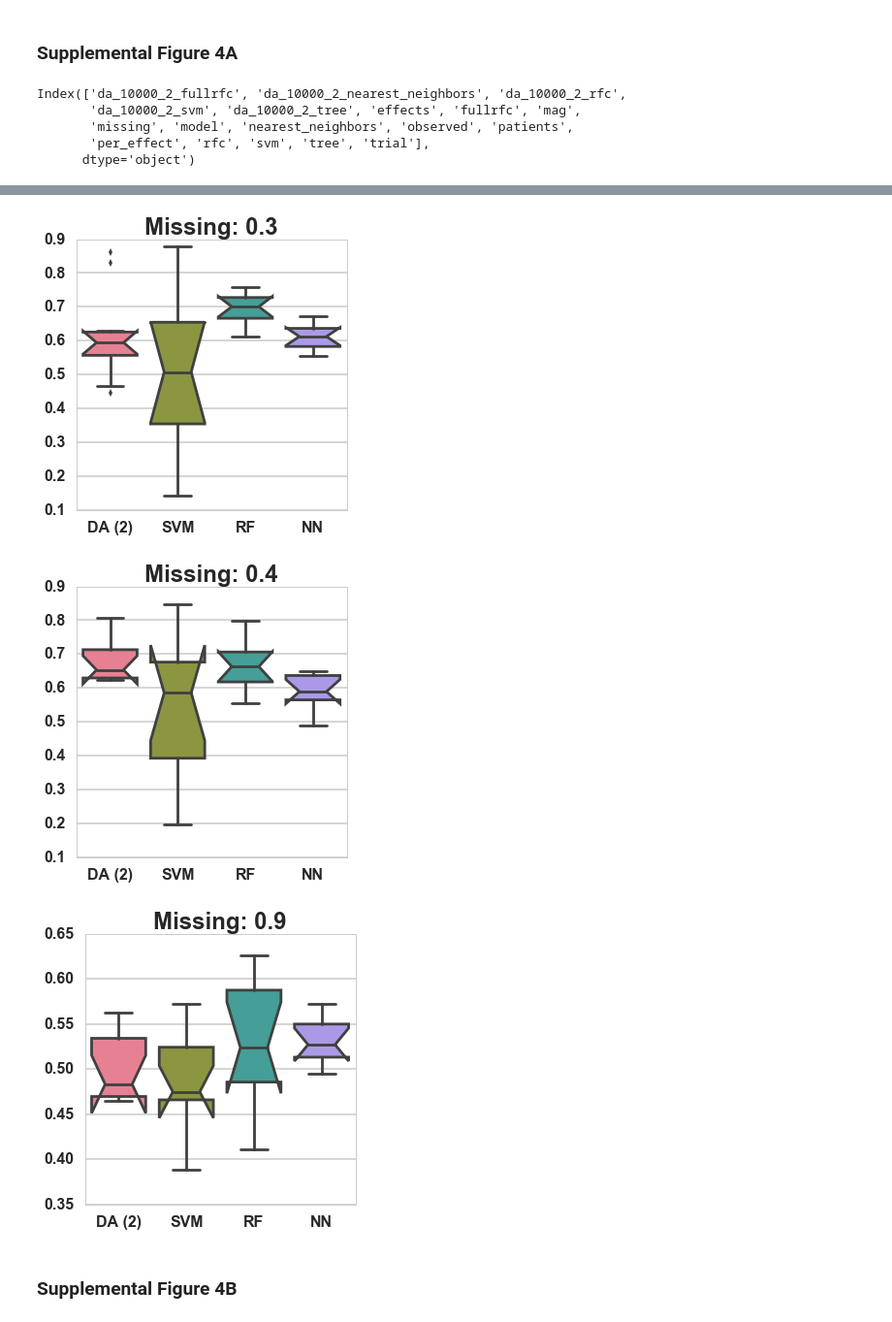
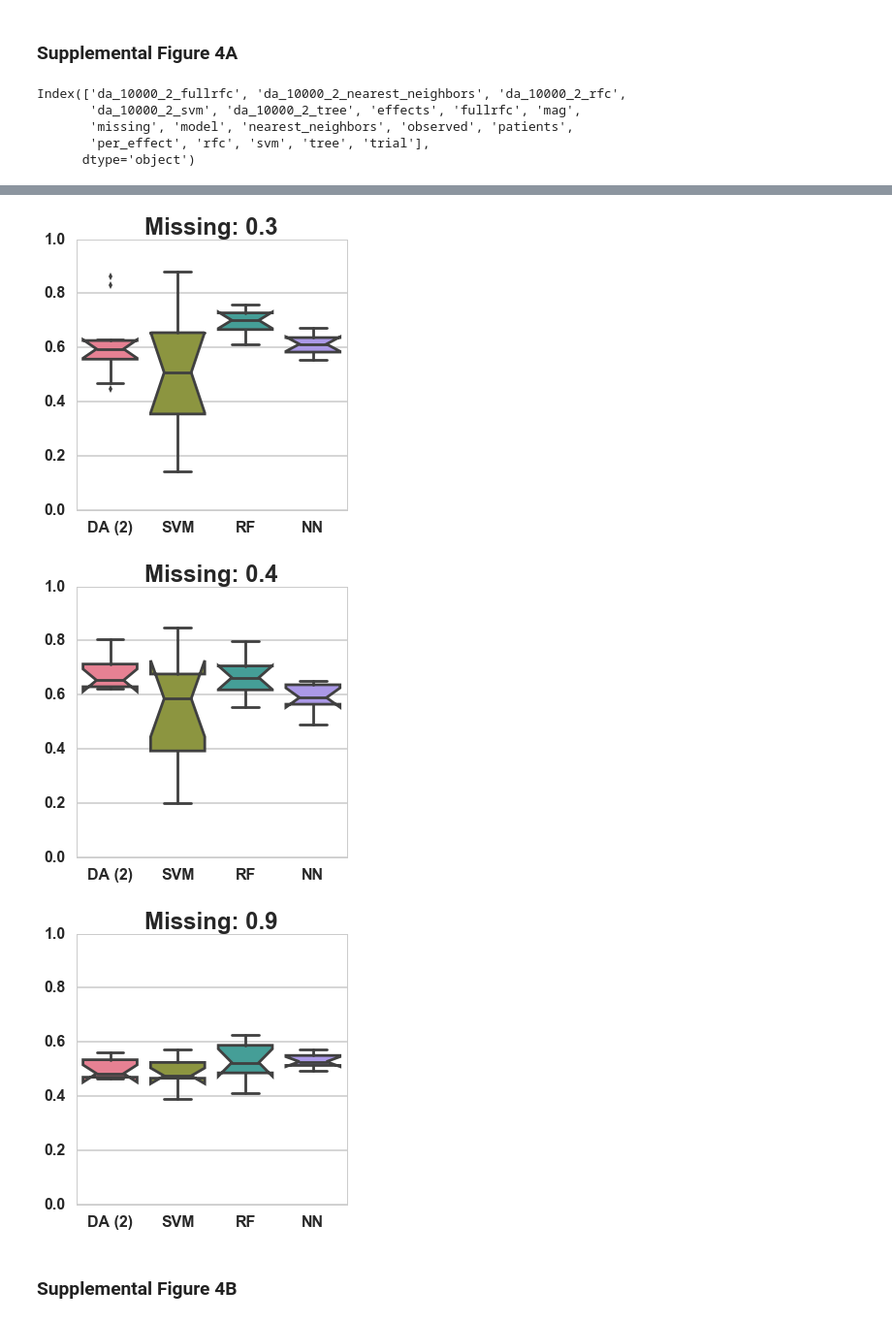
Before and after one commit to greenelab/DAPS, a Jupyter notebook: Figures.ipynb, the cells around one changed output, grey strips where cells are left out. Shown at 97% size. Drawn from its saved outputs; the diff is of its cells as text; code cells hidden in the pictures.

```diff
--- a/Figures.ipynb
+++ b/Figures.ipynb
@@ -490,6 +490,7 @@ for m in df['missing'].unique():
     sns.set_context("poster")
     g = sns.boxplot(data=vals, notch=True, palette="husl")
     g.set_title('Missing: ' + str(m), fontdict=font)
+    g.set_ylim([0, 1])
     plt.savefig('./images/supp_figure_4_a_' + str(m) + '.png')
 # %% [output]
 Index(['da_10000_2_fullrfc', 'da_10000_2_nearest_neighbors', 'da_10000_2_rfc',
@@ -503,6 +504,6 @@ Index(['da_10000_2_fullrfc', 'da_10000_2_nearest_neighbors', 'da_10000_2_rfc',
-[figure, old version]
+[figure, new version]
-[figure, old version]
+[figure, new version]
-[figure, old version]
+[figure, new version]
 # %% [markdown]
 ### Supplemental Figure 4B
 # %%
```
Also changed, not shown: parts of 2 cells of this notebook, 12 other files.
